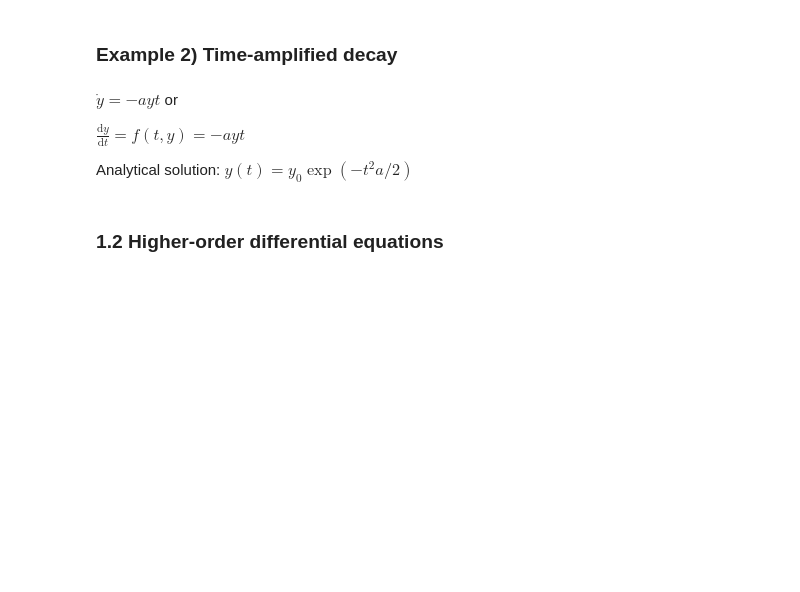
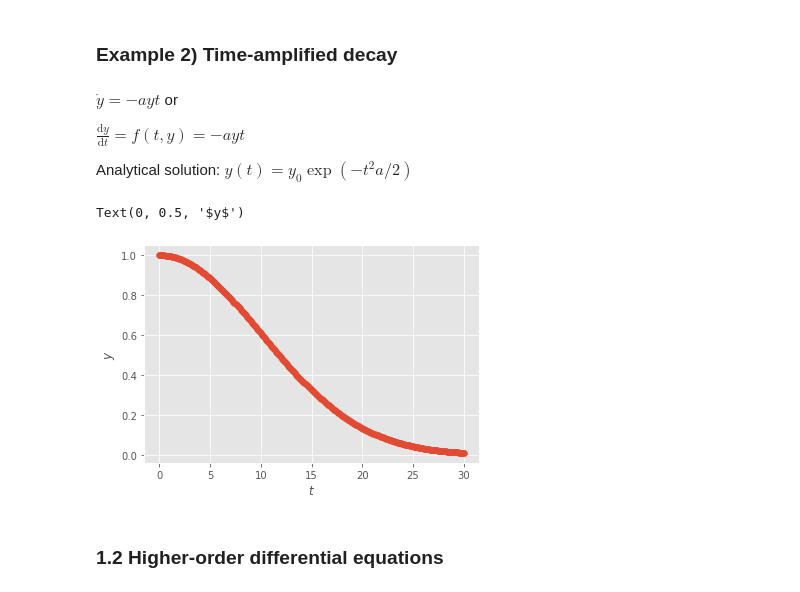
Before and after one commit to sandyherho/physComp, a Jupyter notebook: 05_diffEq/01.ipynb, the cells around one changed output. Saved outputs shown, nothing was run; the diff lists cells and outputs as text; code cells hidden in the pictures; blank space fills up the shorter version.

```diff
--- a/05_diffEq/01.ipynb
+++ b/05_diffEq/01.ipynb
@@ -42,6 +124,29 @@ import matplotlib.pyplot as plt
 \\( \frac{\mathrm{d}y}{\mathrm{d}t} = f(t,y) = -ayt\\)
 
 Analytical solution: \\( y(t)=y_0 \exp(-t^2a/2)\\)
+# %%
+a = 0.01
+# define func
+def f_ODE(t,y):
+    return -a*y*t
+
+# call euler method
+t0 = 0
+y0 = 1
+nmax = 300
+h = 0.1
+solutions = eulerODE(f_ODE, t0, y0, nmax, h)
+
+test_t = np.linspace(0, nmax*h, nmax)
+test_y = y0*np.exp(-test_t**2 * a/2)
+
+plt.plot(test_t, test_y)
+plt.scatter(solutions[0], solutions[1])
+plt.xlabel('$t$')
+plt.ylabel('$y$')
+# %% [output]
+Text(0, 0.5, '$y$')
+[figure, added]
 # %% [markdown]
 ### 1.2 Higher-order differential equations
 # %% [markdown]
```
Also changed, not shown: parts of 12 cells of this notebook.
